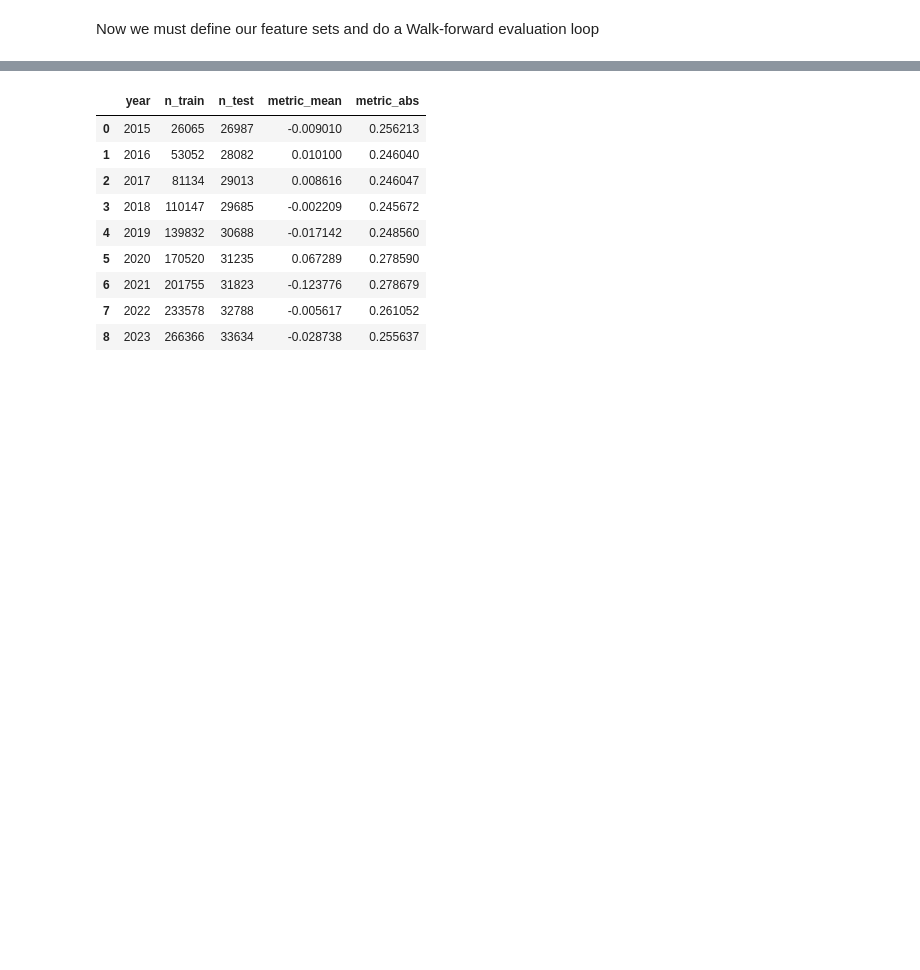
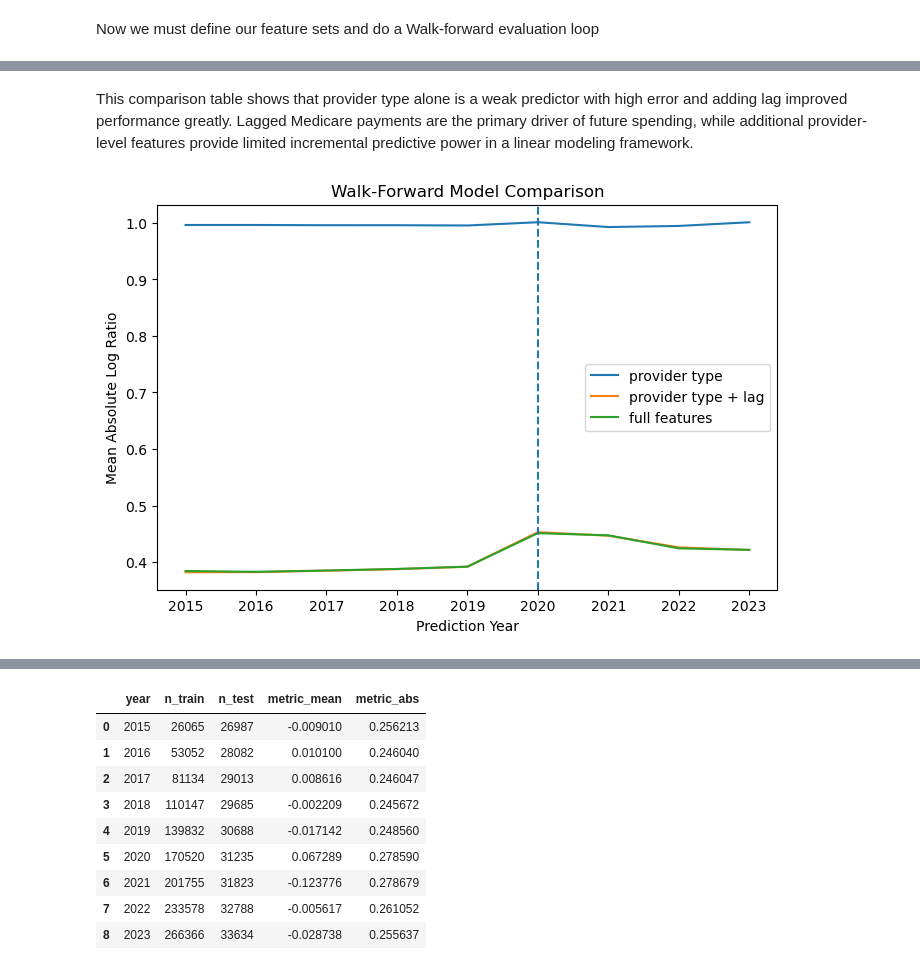
Before and after one commit to JennQQQ/Medicare-Project, a Jupyter notebook: notebooks/LR_Lagged.ipynb, the cells around one changed output, grey strips where cells are left out. Saved outputs shown, nothing was run; the diff lists cells and outputs as text; code cells hidden in the pictures; blank space fills up the shorter version.

Commit message:
finalized baseline model

```diff
--- a/notebooks/LR_Lagged.ipynb
+++ b/notebooks/LR_Lagged.ipynb
@@ -26,21 +26,38 @@ df = pd.read_csv(file_path, usecols=usecols, low_memory=False)
 df = df.sort_values(["Rndrng_NPI", "year"])
 
 
-df["lag_Tot_Mdcr_Pymt_Amt"] = (
-    df.groupby("Rndrng_NPI")["Tot_Mdcr_Pymt_Amt"].shift(1)
-)
-
-df = df.dropna(subset=["lag_Tot_Mdcr_Pymt_Amt"])
-
 df["log_Tot_Benes"] = np.log1p(df["Tot_Benes"])
 df["log_Tot_Srvcs"] = np.log1p(df["Tot_Srvcs"])
 
 df["Srvcs_per_Bene"] = df["Tot_Srvcs"] / df["Tot_Benes"].replace(0, np.nan)
+df["Srvcs_per_Bene"] = df["Srvcs_per_Bene"].fillna(0)
+
 df["Drug_Srvcs_Share"] = df["Drug_Tot_Srvcs"] / df["Tot_Srvcs"].replace(0, np.nan)
 df["Drug_Srvcs_Share"] = df["Drug_Srvcs_Share"].fillna(0)
 
 df["log_Tot_Mdcr_Pymt_Amt"] = np.log1p(df["Tot_Mdcr_Pymt_Amt"])
+
+# create 1-year lagged features by provider
+group = df.groupby("Rndrng_NPI")
+
+df["lag_Tot_Mdcr_Pymt_Amt"] = group["Tot_Mdcr_Pymt_Amt"].shift(1)
 df["log_lag_payment"] = np.log1p(df["lag_Tot_Mdcr_Pymt_Amt"])
+
+df["lag_log_Tot_Benes"] = group["log_Tot_Benes"].shift(1)
+df["lag_log_Tot_Srvcs"] = group["log_Tot_Srvcs"].shift(1)
+df["lag_Srvcs_per_Bene"] = group["Srvcs_per_Bene"].shift(1)
+df["lag_Drug_Srvcs_Share"] = group["Drug_Srvcs_Share"].shift(1)
+df["lag_Bene_Avg_Risk_Scre"] = group["Bene_Avg_Risk_Scre"].shift(1)
+
+# drop rows missing any lagged predictors
+df = df.dropna(subset=[
+    "lag_Tot_Mdcr_Pymt_Amt",
+    "lag_log_Tot_Benes",
+    "lag_log_Tot_Srvcs",
+    "lag_Srvcs_per_Bene",
+    "lag_Drug_Srvcs_Share",
+    "lag_Bene_Avg_Risk_Scre"
+]).copy()
 # %% [markdown]
 Note: Drug_Tot_Srvcs had ~10% missingness so I converted missing values to 0
 # %%
@@ -67,0 +217,18 @@ Now we must define our feature sets and do a Walk-forward evaluation loop
+# %% [markdown]
+This comparison table shows that provider type alone is a weak predictor with high error and adding lag improved performance greatly. Lagged Medicare payments are the primary driver of future spending, while additional provider-level features provide limited incremental predictive power in a linear modeling framework.
+# %%
+plt.figure(figsize=(8,5))
+
+plt.plot(base_results["year"], base_results["mean_abs_log_ratio"], label="provider type")
+plt.plot(lag_results["year"], lag_results["mean_abs_log_ratio"], label="provider type + lag")
+plt.plot(full_results["year"], full_results["mean_abs_log_ratio"], label="full features")
+
+plt.ylabel("Mean Absolute Log Ratio")
+plt.xlabel("Prediction Year")
+plt.axvline(x=2020, linestyle="--")
+plt.legend()
+plt.title("Walk-Forward Model Comparison")
+
+plt.show()
+# %% [output]
+[figure, added]
```
Also changed, not shown: parts of 21 cells of this notebook.
